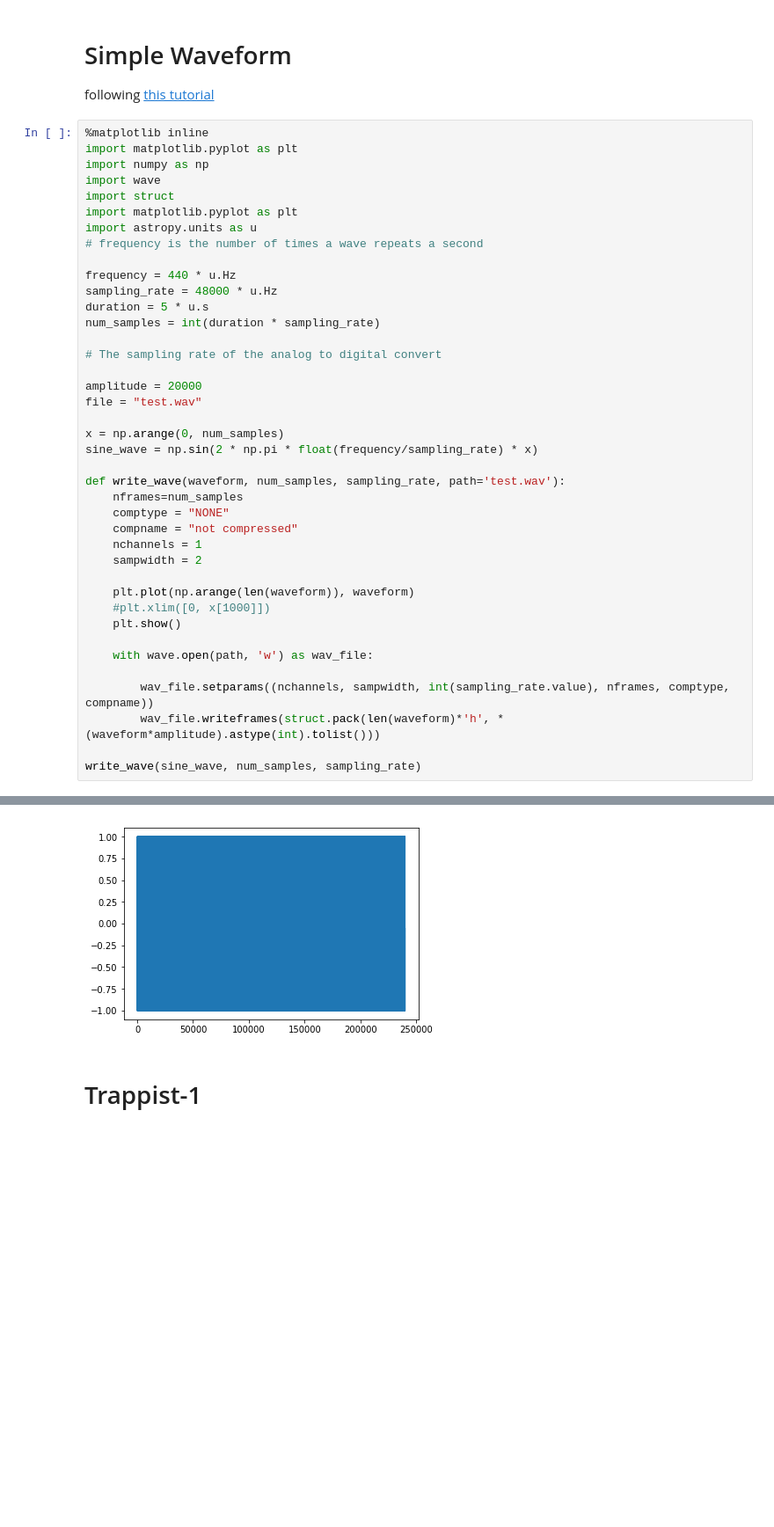
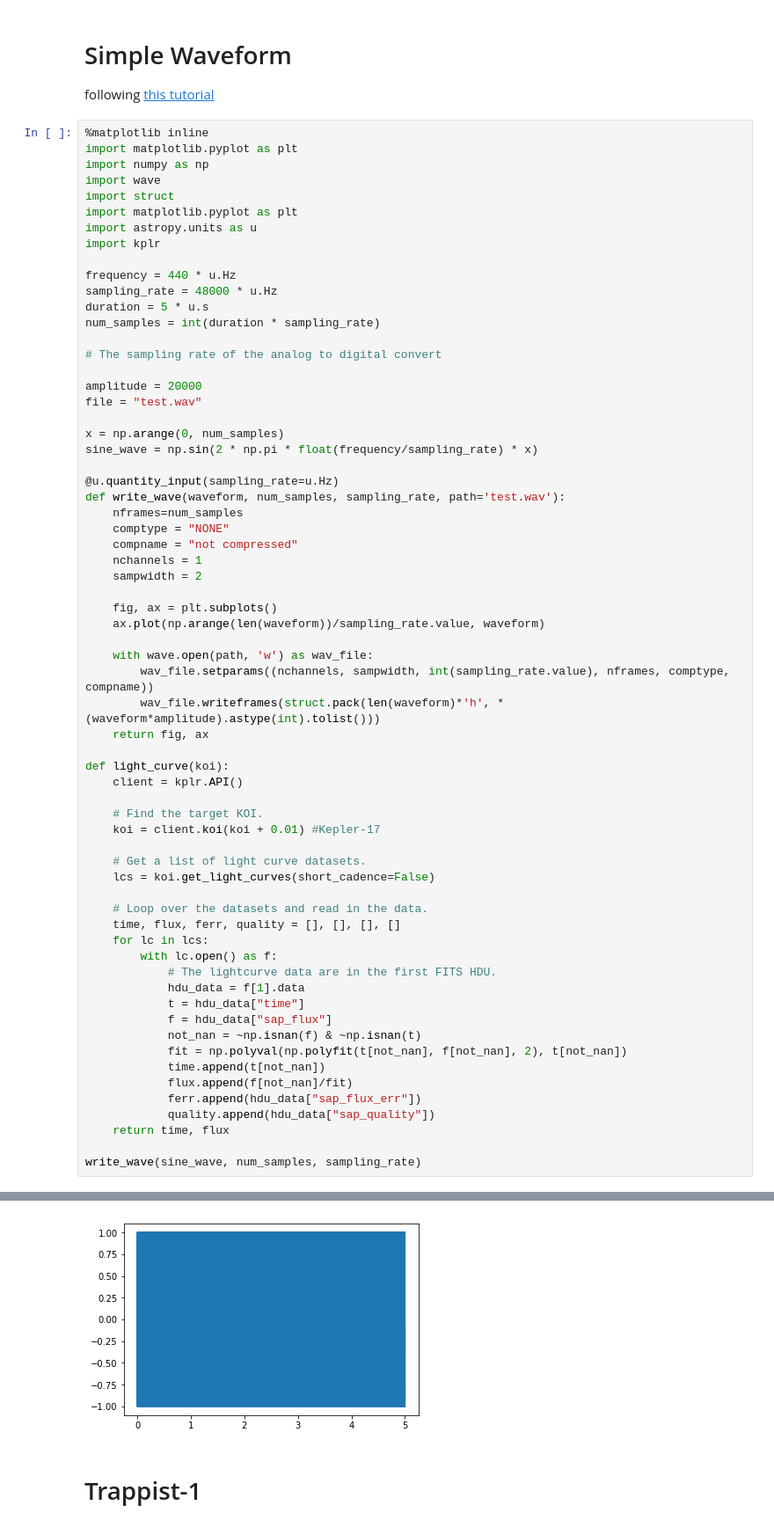
Before and after one commit to bmorris3/starsongs, a Jupyter notebook: sonify.ipynb, the cells around one changed output, grey strips where cells are left out. Shown at 88% size. Cells and saved outputs as stored; diff of their text form; blank space fills up the shorter version.

Commit message:
making a kplr access function

```diff
--- a/sonify.ipynb
+++ b/sonify.ipynb
@@ -10,7 +10,7 @@ import wave
 import struct
 import matplotlib.pyplot as plt
 import astropy.units as u
-# frequency is the number of times a wave repeats a second
+import kplr
 
 frequency = 440 * u.Hz
 sampling_rate = 48000 * u.Hz
@@ -25,6 +25,7 @@ file = "test.wav"
 x = np.arange(0, num_samples)
 sine_wave = np.sin(2 * np.pi * float(frequency/sampling_rate) * x)
 
+@u.quantity_input(sampling_rate=u.Hz)
 def write_wave(waveform, num_samples, sampling_rate, path='test.wav'):
     nframes=num_samples
     comptype = "NONE"
@@ -32,14 +33,38 @@ def write_wave(waveform, num_samples, sampling_rate, path='test.wav'):
     nchannels = 1
     sampwidth = 2
 
-    plt.plot(np.arange(len(waveform)), waveform)
-    #plt.xlim([0, x[1000]])
-    plt.show()
+    fig, ax = plt.subplots()
+    ax.plot(np.arange(len(waveform))/sampling_rate.value, waveform)
 
     with wave.open(path, 'w') as wav_file:
-
         wav_file.setparams((nchannels, sampwidth, int(sampling_rate.value), nframes, comptype, compname))
         wav_file.writeframes(struct.pack(len(waveform)*'h', *(waveform*amplitude).astype(int).tolist()))
+    return fig, ax
+
+def light_curve(koi):
+    client = kplr.API()
+
+    # Find the target KOI.
+    koi = client.koi(koi + 0.01) #Kepler-17
+
+    # Get a list of light curve datasets.
+    lcs = koi.get_light_curves(short_cadence=False)
+
+    # Loop over the datasets and read in the data.
+    time, flux, ferr, quality = [], [], [], []
+    for lc in lcs:
+        with lc.open() as f:
+            # The lightcurve data are in the first FITS HDU.
+            hdu_data = f[1].data
+            t = hdu_data["time"]
+            f = hdu_data["sap_flux"]
+            not_nan = ~np.isnan(f) & ~np.isnan(t)
+            fit = np.polyval(np.polyfit(t[not_nan], f[not_nan], 2), t[not_nan])
+            time.append(t[not_nan])
+            flux.append(f[not_nan]/fit)
+            ferr.append(hdu_data["sap_flux_err"])
+            quality.append(hdu_data["sap_quality"])
+    return time, flux
 
 write_wave(sine_wave, num_samples, sampling_rate)
 # %% [output]
@@ -46,4 +73,4 @@ write_wave(sine_wave, num_samples, sampling_rate)
-[figure, old version]
+[figure, new version]
 # %% [markdown]
 # Trappist-1
 # %%
```
Also changed, not shown: parts of 12 cells of this notebook.
